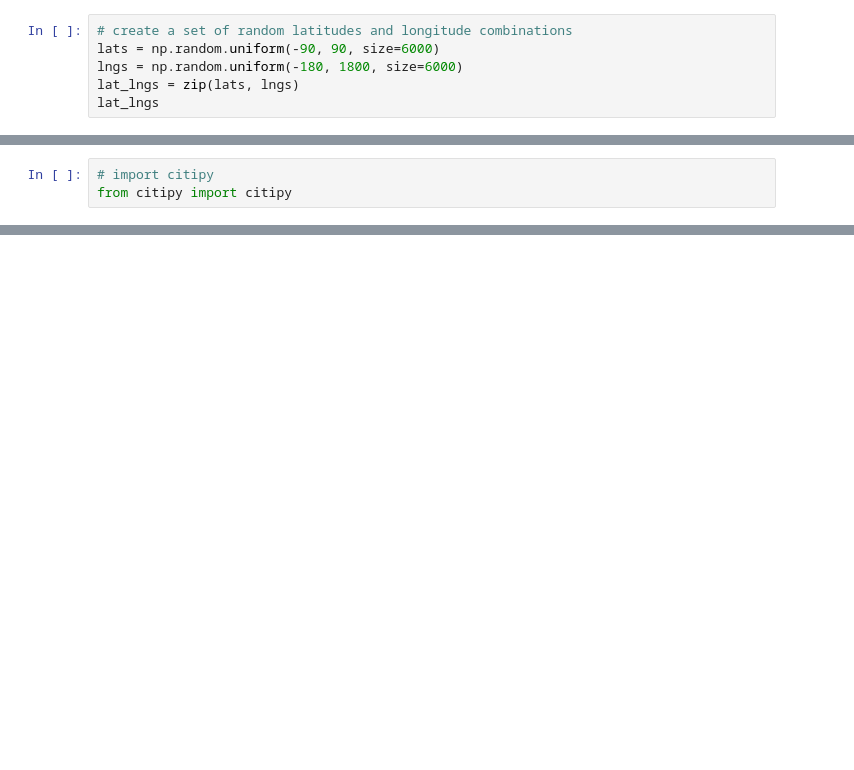
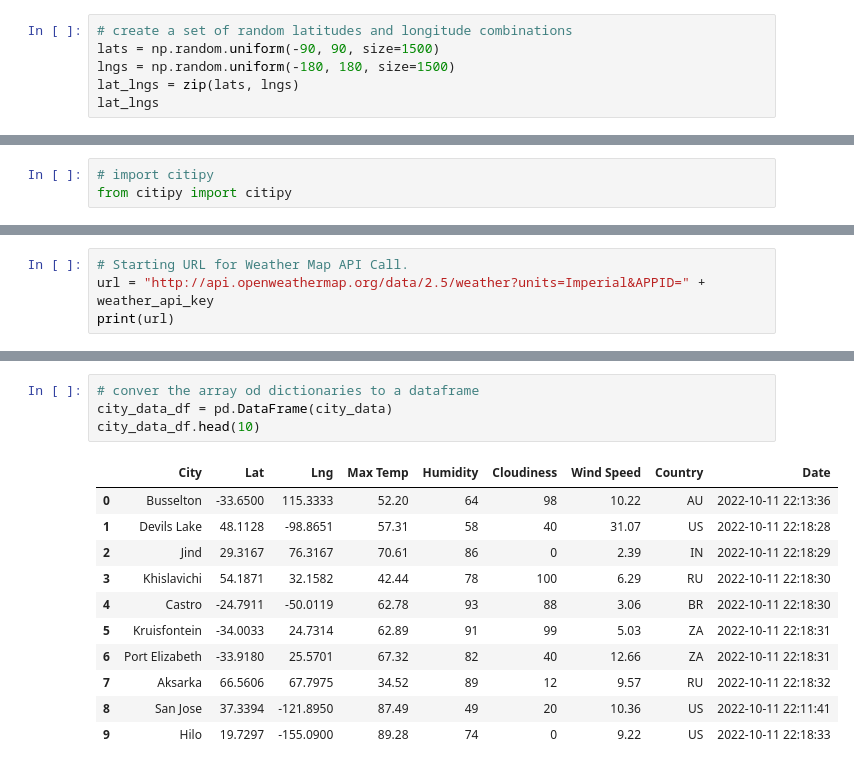
Before and after one commit to cmason1996/World_Weather_Analysis, a Jupyter notebook: WeatherPy.ipynb, the cells around one changed output, grey strips where cells are left out. Saved outputs shown, nothing was run; the diff lists cells and outputs as text; blank space fills up the shorter version.

Commit message:
Modifying .gitignore and adding WeatherPy.ipynb

```diff
--- a/WeatherPy.ipynb
+++ b/WeatherPy.ipynb
@@ -5,8 +5,8 @@ import matplotlib.pyplot as plt
 import numpy as np
 # %%
 # create a set of random latitudes and longitude combinations
-lats = np.random.uniform(-90, 90, size=6000)
-lngs = np.random.uniform(-180, 1800, size=6000)
+lats = np.random.uniform(-90, 90, size=1500)
+lngs = np.random.uniform(-180, 180, size=1500)
 lat_lngs = zip(lats, lngs)
 lat_lngs
 # %% [output]
@@ -55,0 +61,4 @@ len(cities)
+# %%
+# Starting URL for Weather Map API Call.
+url = "http://api.openweathermap.org/data/2.5/weather?units=Imperial&APPID=" + weather_api_key
+print(url)
@@ -55,0 +151,16 @@ len(cities)
+# %%
+# conver the array od dictionaries to a dataframe
+city_data_df = pd.DataFrame(city_data)
+city_data_df.head(10)
+# %% [output]
+|  | City | Lat | Lng | Max Temp | Humidity | Cloudiness | Wind Speed | Country | Date |
+| 0 | Busselton | -33.6500 | 115.3333 | 52.20 | 64 | 98 | 10.22 | AU | 2022-10-11 22:13:36 |
+| 1 | Devils Lake | 48.1128 | -98.8651 | 57.31 | 58 | 40 | 31.07 | US | 2022-10-11 22:18:28 |
+| 2 | Jind | 29.3167 | 76.3167 | 70.61 | 86 | 0 | 2.39 | IN | 2022-10-11 22:18:29 |
+| 3 | Khislavichi | 54.1871 | 32.1582 | 42.44 | 78 | 100 | 6.29 | RU | 2022-10-11 22:18:30 |
+| 4 | Castro | -24.7911 | -50.0119 | 62.78 | 93 | 88 | 3.06 | BR | 2022-10-11 22:18:30 |
+| 5 | Kruisfontein | -34.0033 | 24.7314 | 62.89 | 91 | 99 | 5.03 | ZA | 2022-10-11 22:18:31 |
+| 6 | Port Elizabeth | -33.9180 | 25.5701 | 67.32 | 82 | 40 | 12.66 | ZA | 2022-10-11 22:18:31 |
+| 7 | Aksarka | 66.5606 | 67.7975 | 34.52 | 89 | 12 | 9.57 | RU | 2022-10-11 22:18:32 |
+| 8 | San Jose | 37.3394 | -121.8950 | 87.49 | 49 | 20 | 10.36 | US | 2022-10-11 22:11:41 |
+| 9 | Hilo | 19.7297 | -155.0900 | 89.28 | 74 | 0 | 9.22 | US | 2022-10-11 22:18:33 |
```
Also changed, not shown: parts of 7 cells of this notebook, 1 other file.
